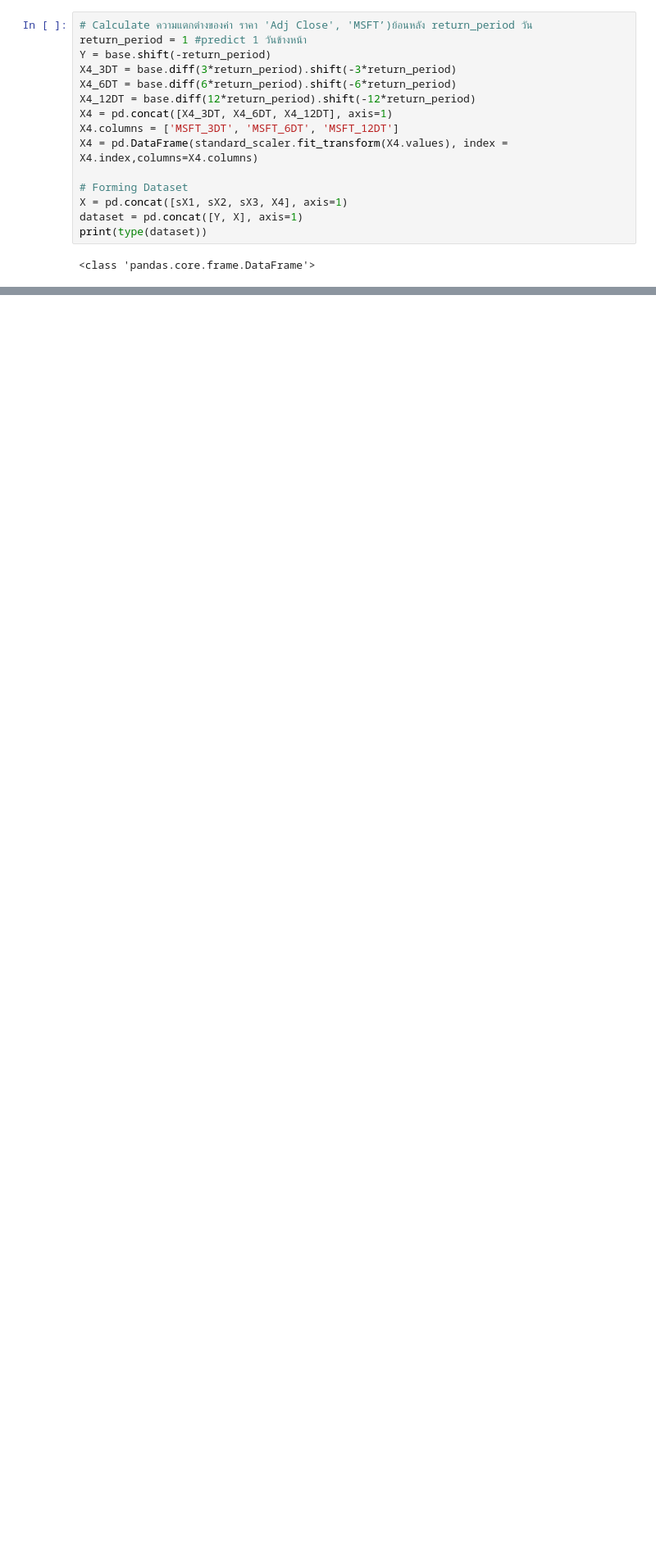
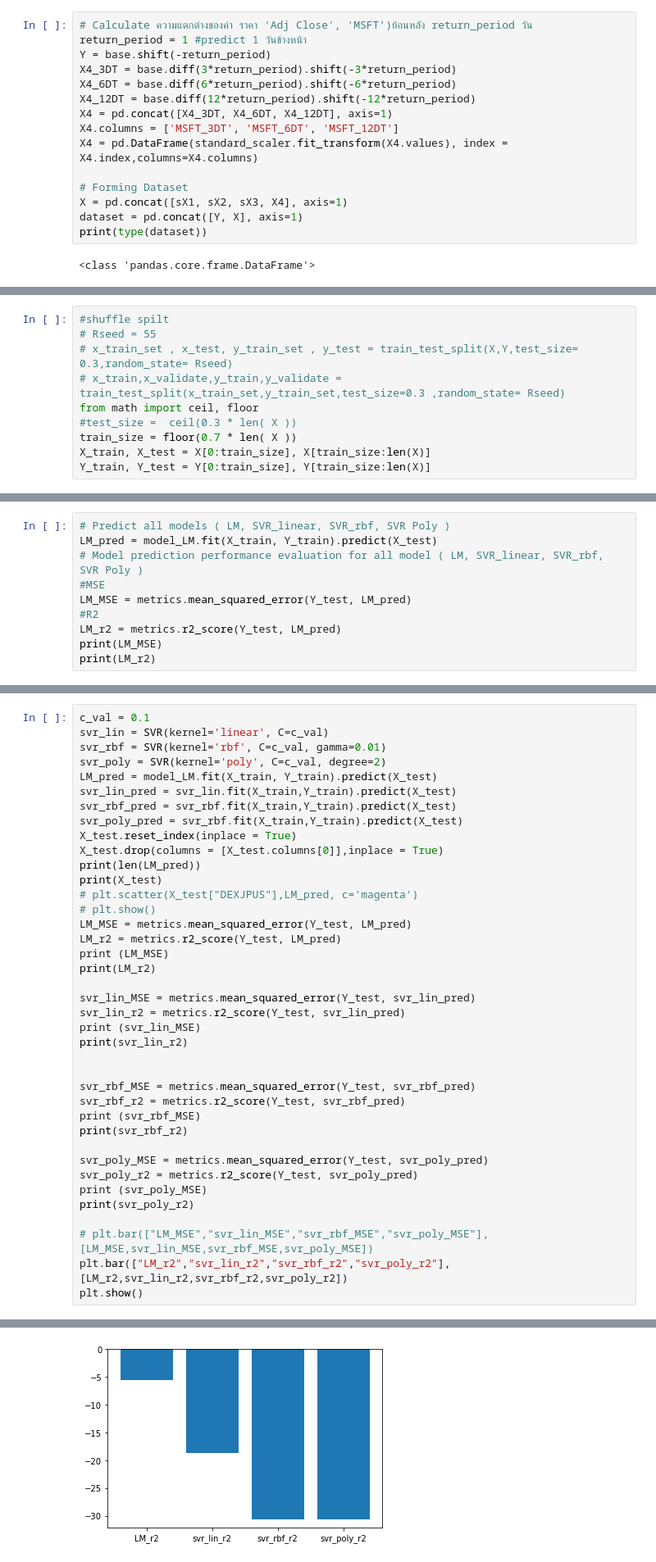
Before and after one commit to oathathat/ML_Kmitl_3D, a Jupyter notebook: Lab/Lab5.ipynb, the cells around one changed output, grey strips where cells are left out. Shown: that part at 82% size. Cells and saved outputs as stored; diff of their text form; blank space fills up the shorter version.

Commit message:
lab5 train-test

```diff
--- a/Lab/Lab5.ipynb
+++ b/Lab/Lab5.ipynb
@@ -214,0 +231,10 @@ X.drop(columns=to_drop)
+# %%
+#shuffle spilt
+# Rseed = 55
+# x_train_set , x_test, y_train_set , y_test = train_test_split(X,Y,test_size= 0.3,random_state= Rseed)
+# x_train,x_validate,y_train,y_validate = train_test_split(x_train_set,y_train_set,test_size=0.3 ,random_state= Rseed)
+from math import ceil, floor
+#test_size =  ceil(0.3 * len( X ))
+train_size = floor(0.7 * len( X ))
+X_train, X_test = X[0:train_size], X[train_size:len(X)]
+Y_train, Y_test = Y[0:train_size], Y[train_size:len(X)]
@@ -214,0 +400,10 @@ X.drop(columns=to_drop)
+# %%
+# Predict all models ( LM, SVR_linear, SVR_rbf, SVR Poly )
+LM_pred = model_LM.fit(X_train, Y_train).predict(X_test)
+# Model prediction performance evaluation for all model ( LM, SVR_linear, SVR_rbf, SVR Poly )
+#MSE
+LM_MSE = metrics.mean_squared_error(Y_test, LM_pred)
+#R2
+LM_r2 = metrics.r2_score(Y_test, LM_pred)
+print(LM_MSE)
+print(LM_r2)
@@ -214,0 +413,40 @@ X.drop(columns=to_drop)
+# %%
+c_val = 0.1
+svr_lin = SVR(kernel='linear', C=c_val)
+svr_rbf = SVR(kernel='rbf', C=c_val, gamma=0.01)
+svr_poly = SVR(kernel='poly', C=c_val, degree=2)
+LM_pred = model_LM.fit(X_train, Y_train).predict(X_test)
+svr_lin_pred = svr_lin.fit(X_train,Y_train).predict(X_test)
+svr_rbf_pred = svr_rbf.fit(X_train,Y_train).predict(X_test)
+svr_poly_pred = svr_rbf.fit(X_train,Y_train).predict(X_test)
+X_test.reset_index(inplace = True)
+X_test.drop(columns = [X_test.columns[0]],inplace = True)
+print(len(LM_pred))
+print(X_test)
+# plt.scatter(X_test["DEXJPUS"],LM_pred, c='magenta')
+# plt.show()
+LM_MSE = metrics.mean_squared_error(Y_test, LM_pred)
+LM_r2 = metrics.r2_score(Y_test, LM_pred)
+print (LM_MSE)
+print(LM_r2)
+
+svr_lin_MSE = metrics.mean_squared_error(Y_test, svr_lin_pred)
+svr_lin_r2 = metrics.r2_score(Y_test, svr_lin_pred)
+print (svr_lin_MSE)
+print(svr_lin_r2)
+
+
+svr_rbf_MSE = metrics.mean_squared_error(Y_test, svr_rbf_pred)
+svr_rbf_r2 = metrics.r2_score(Y_test, svr_rbf_pred)
+print (svr_rbf_MSE)
+print(svr_rbf_r2)
+
+svr_poly_MSE = metrics.mean_squared_error(Y_test, svr_poly_pred)
+svr_poly_r2 = metrics.r2_score(Y_test, svr_poly_pred)
+print (svr_poly_MSE)
+print(svr_poly_r2)
+
+# plt.bar(["LM_MSE","svr_lin_MSE","svr_rbf_MSE","svr_poly_MSE"],[LM_MSE,svr_lin_MSE,svr_rbf_MSE,svr_poly_MSE])
+plt.bar(["LM_r2","svr_lin_r2","svr_rbf_r2","svr_poly_r2"],[LM_r2,svr_lin_r2,svr_rbf_r2,svr_poly_r2])
+plt.show()
+# %% [output]
@@ -214,0 +474 @@ X.drop(columns=to_drop)
+[figure, added]
```
Also changed, not shown: parts of 18 cells of this notebook.
